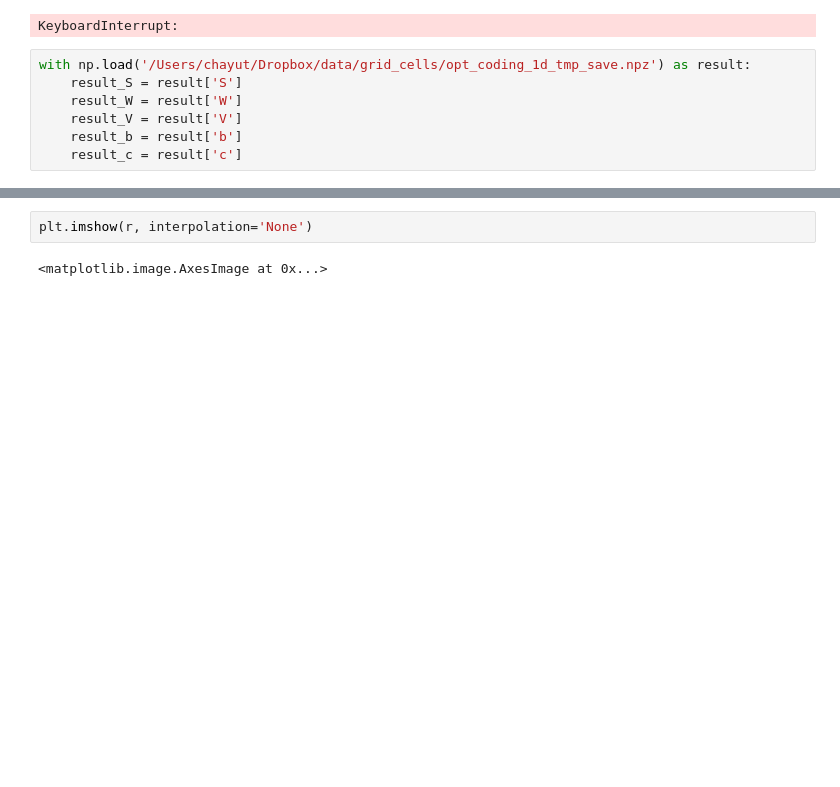
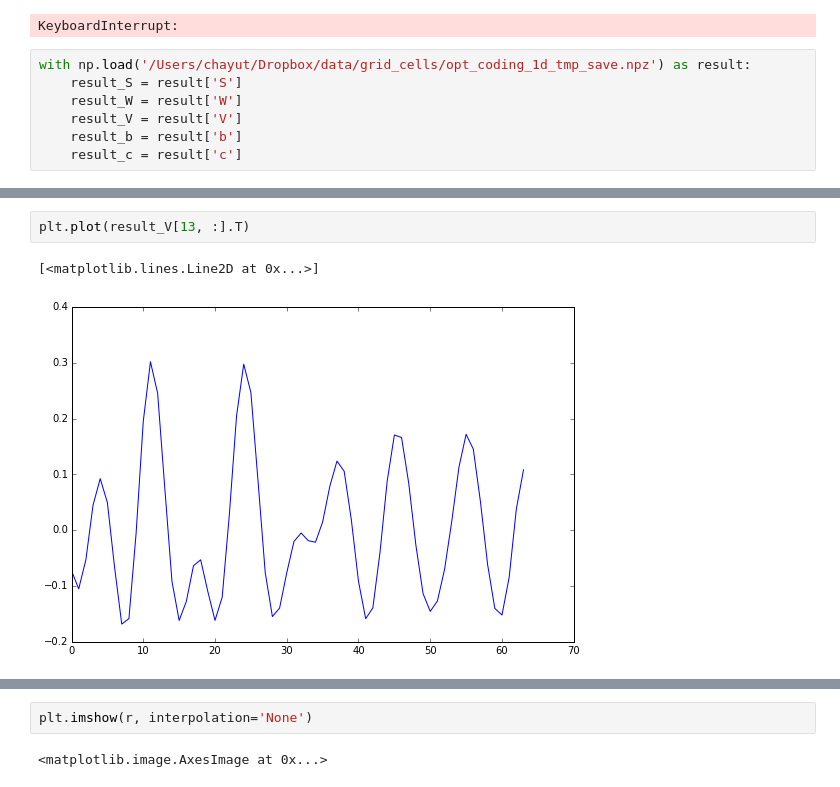
Before and after one commit to chayut-t/ipynb_examples, a Jupyter notebook: opt_coding.ipynb, the cells around one changed output, grey strips where cells are left out. Drawn from its saved outputs; the diff is of its cells as text; blank space fills up the shorter version.

Commit message:
add prototype for visualizing 1d grid rf

```diff
--- a/opt_coding.ipynb
+++ b/opt_coding.ipynb
@@ -109,0 +112,5 @@ plt.colorbar()
+# %%
+plt.plot(result_V[13, :].T)
+# %% [output]
+[<matplotlib.lines.Line2D at 0x...>]
+[figure, added]
```
Also changed, not shown: parts of 3 cells of this notebook.
